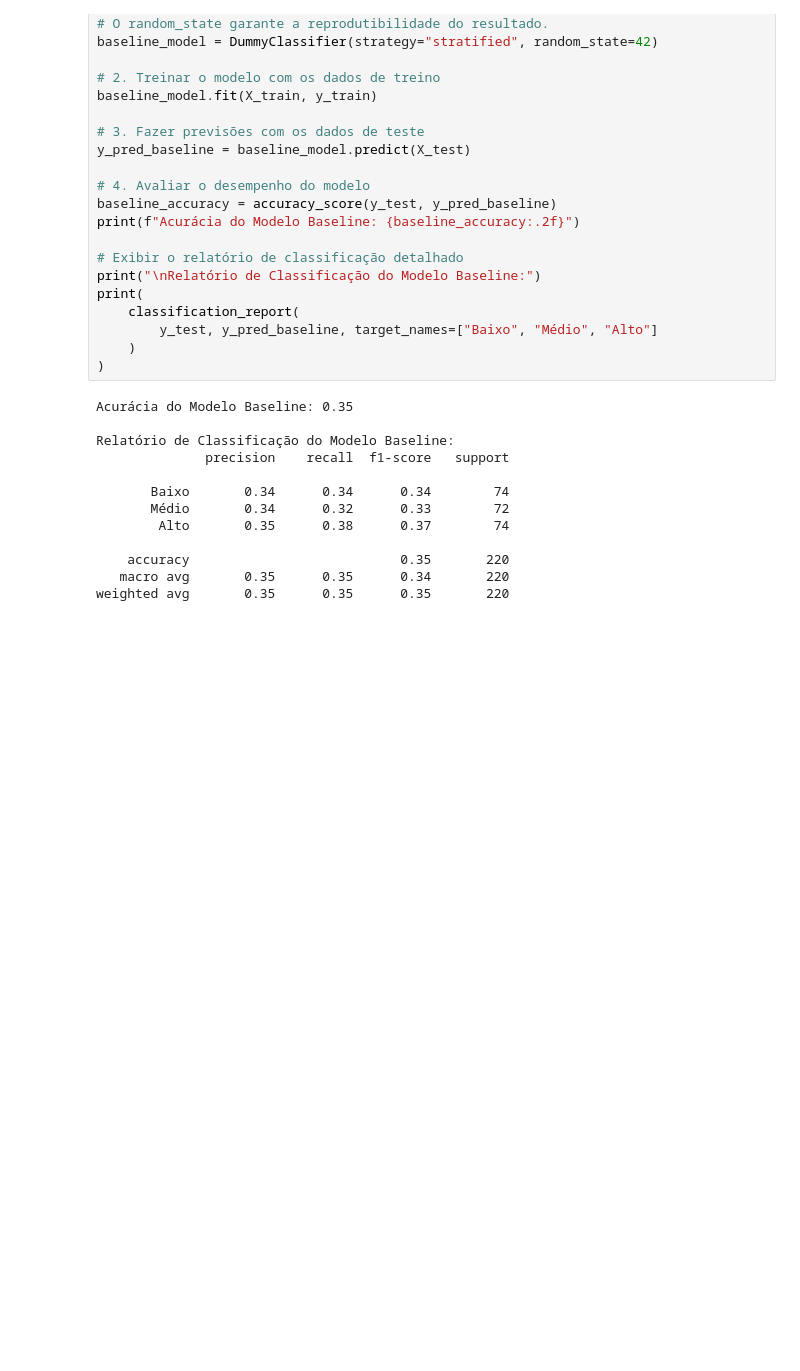
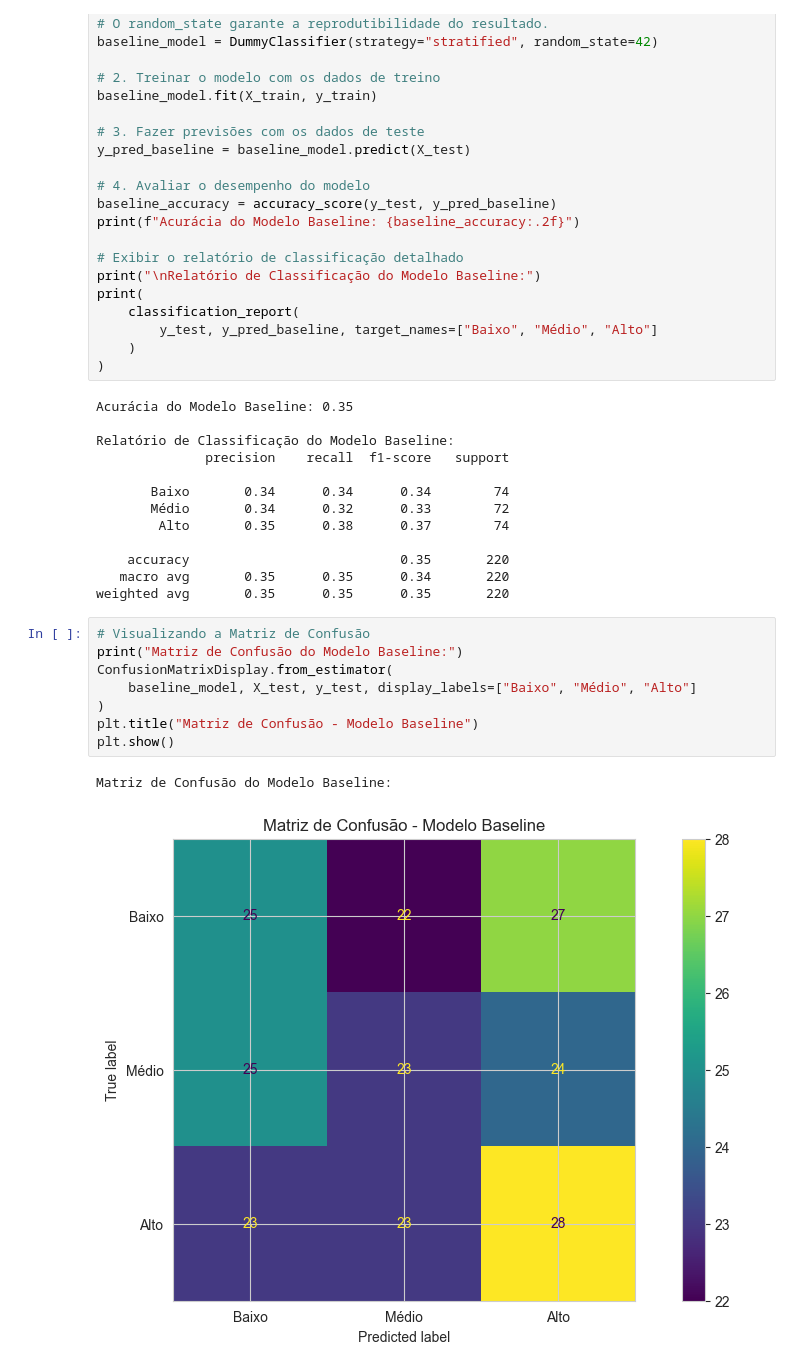
Before and after one commit to fernando-lfs/fiap-tech-challenge-fase3, a Jupyter notebook: notebooks/01-analise-exploratoria.ipynb, the cells around one changed output. Saved outputs shown, nothing was run; the diff lists cells and outputs as text; blank space fills up the shorter version.

Commit message:
Modelagem

```diff
--- a/notebooks/01-analise-exploratoria.ipynb
+++ b/notebooks/01-analise-exploratoria.ipynb
@@ -549,3 +549,14 @@ Relatório de Classificação do Modelo Baseline:
     accuracy                           0.35       220
    macro avg       0.35      0.35      0.34       220
 weighted avg       0.35      0.35      0.35       220
+# %%
+# Visualizando a Matriz de Confusão
+print("Matriz de Confusão do Modelo Baseline:")
+ConfusionMatrixDisplay.from_estimator(
+    baseline_model, X_test, y_test, display_labels=["Baixo", "Médio", "Alto"]
+)
+plt.title("Matriz de Confusão - Modelo Baseline")
+plt.show()
+# %% [output]
+Matriz de Confusão do Modelo Baseline:
+[figure, added]
```
Also changed, not shown: parts of 3 cells of this notebook.
